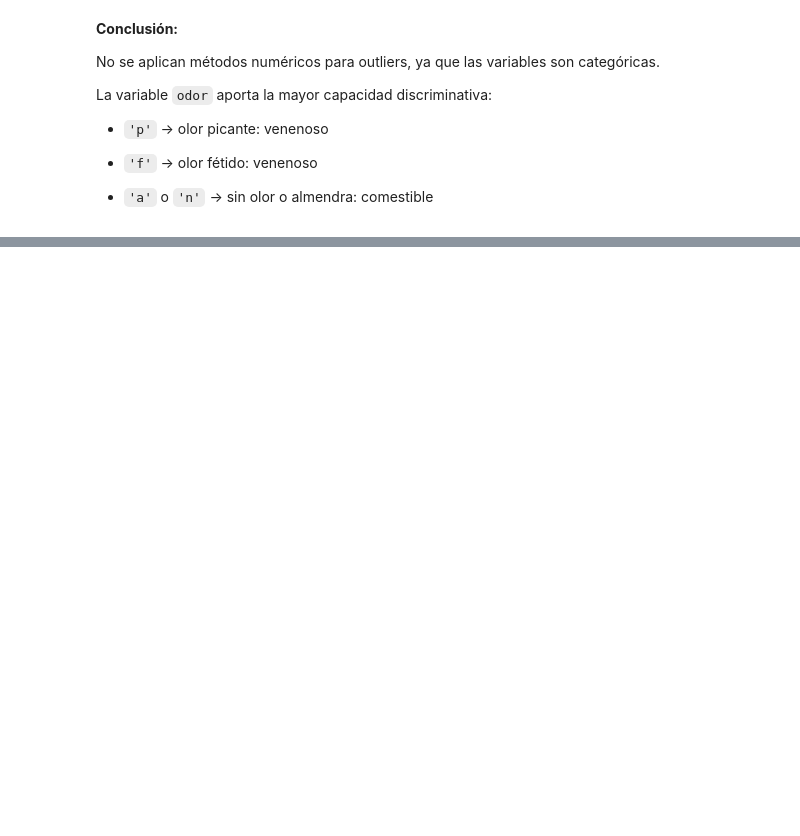
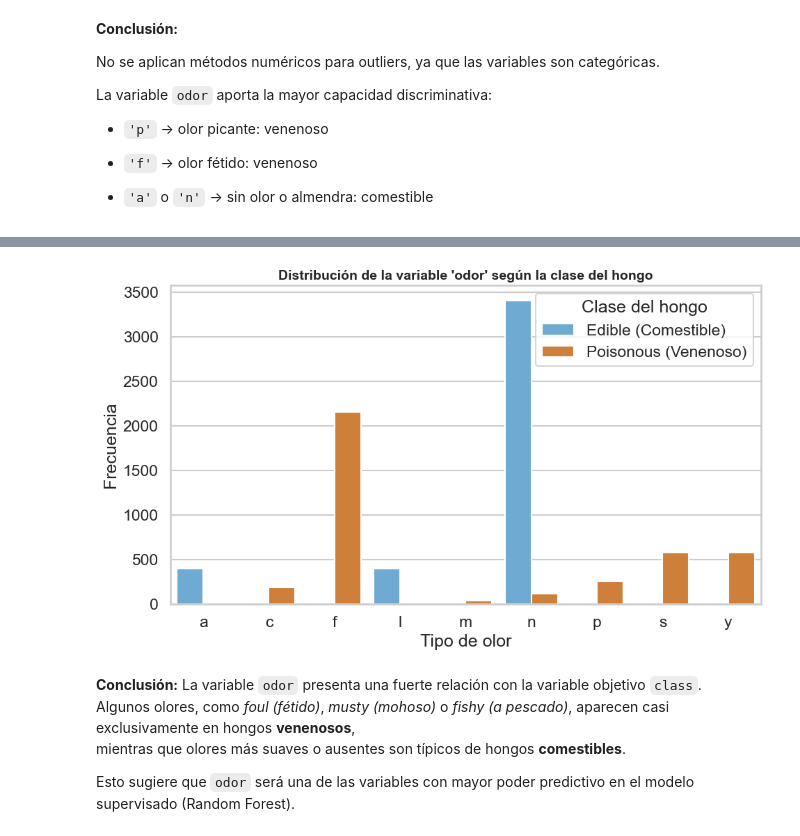
Before and after one commit to Bootcamp-IA-P5/Proyecto8_unsupervised_ml_Alfonso_Bermudez, a Jupyter notebook: notebooks/EDA_unsupervised_ml_mushrooms.ipynb, the cells around one changed output, grey strips where cells are left out. Saved outputs shown, nothing was run; the diff lists cells and outputs as text; code cells hidden in the pictures; blank space fills up the shorter version.

```diff
--- a/notebooks/EDA_unsupervised_ml_mushrooms.ipynb
+++ b/notebooks/EDA_unsupervised_ml_mushrooms.ipynb
@@ -385,0 +365,39 @@ display(Markdown("**Dataset limpio y preparado para las etapas de modelado (PCA,
+# %%
+## Paso 6: Análisis de la variable 'odor' frente a la clase objetivo
+
+# Mapa de clases para que se lea mejor en los gráficos
+df['class_label'] = df['class'].map({'e': 'Edible (Comestible)', 'p': 'Poisonous (Venenoso)'})
+
+# Conteo agrupado de 'odor' según la clase
+odor_class_counts = df.groupby(['odor', 'class_label']).size().reset_index(name='count')
+
+# Gráfico de barras
+plt.figure(figsize=(10,6))
+sns.barplot(data=odor_class_counts, x='odor', y='count', hue='class_label',
+            palette={'Edible (Comestible)': '#5DADE2', 'Poisonous (Venenoso)': '#E67E22'})
+
+plt.title("Distribución de la variable 'odor' según la clase del hongo")
+plt.xlabel("Tipo de olor")
+plt.ylabel("Frecuencia")
+plt.legend(title="Clase del hongo")
+plt.tight_layout()
+plt.show()
+
+# Conclusión explicativa tras el gráfico
+display(Markdown("""
+**Conclusión:**
+La variable `odor` presenta una fuerte relación con la variable objetivo `class`.
+Algunos olores, como *foul (fétido)*, *musty (mohoso)* o *fishy (a pescado)*, aparecen casi exclusivamente en hongos **venenosos**,
+mientras que olores más suaves o ausentes son típicos de hongos **comestibles**.
+
+Esto sugiere que `odor` será una de las variables con mayor poder predictivo en el modelo supervisado (Random Forest).
+"""))
+# %% [output]
+[figure, added]
+
+**Conclusión:**
+La variable `odor` presenta una fuerte relación con la variable objetivo `class`.
+Algunos olores, como *foul (fétido)*, *musty (mohoso)* o *fishy (a pescado)*, aparecen casi exclusivamente en hongos **venenosos**,
+mientras que olores más suaves o ausentes son típicos de hongos **comestibles**.
+
+Esto sugiere que `odor` será una de las variables con mayor poder predictivo en el modelo supervisado (Random Forest).
```
Also changed, not shown: parts of 36 cells of this notebook, 1 other file.
